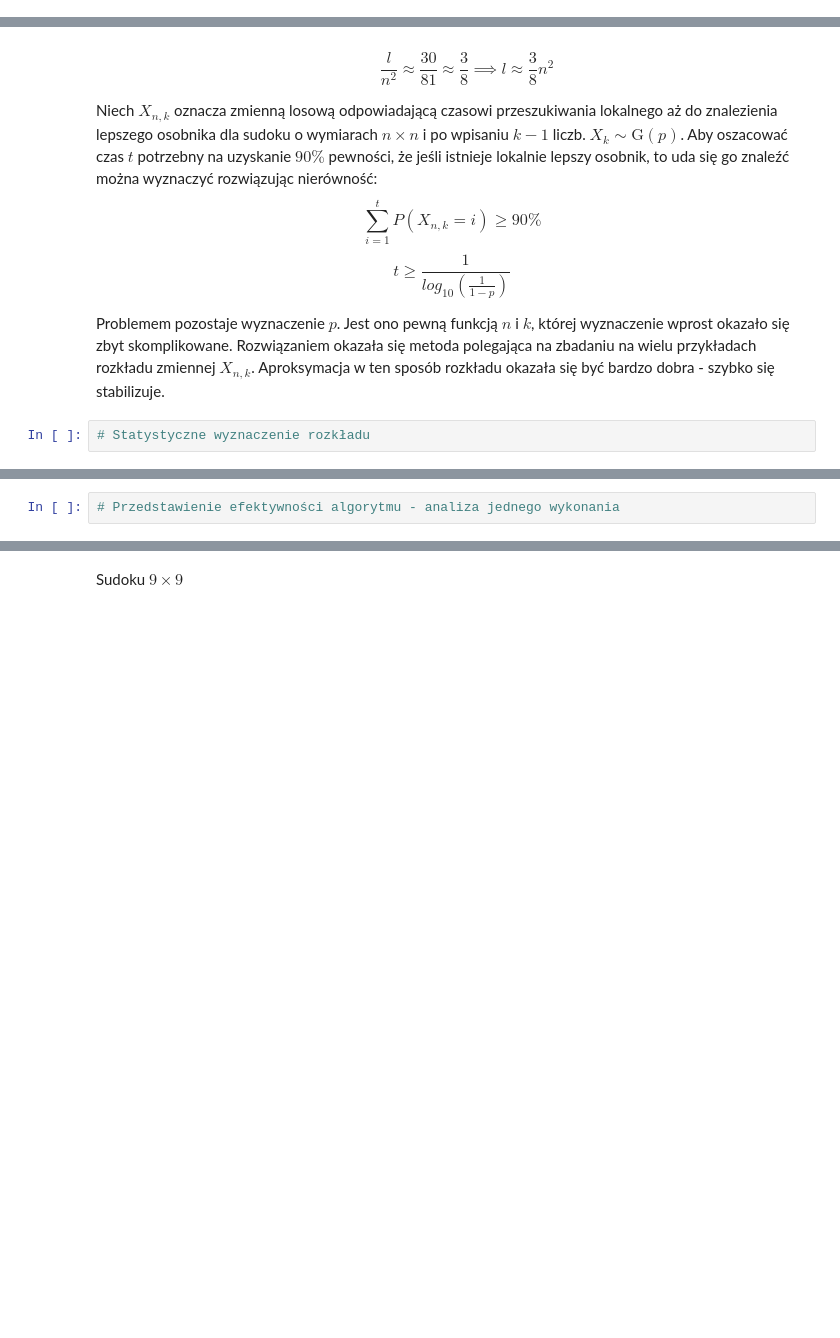
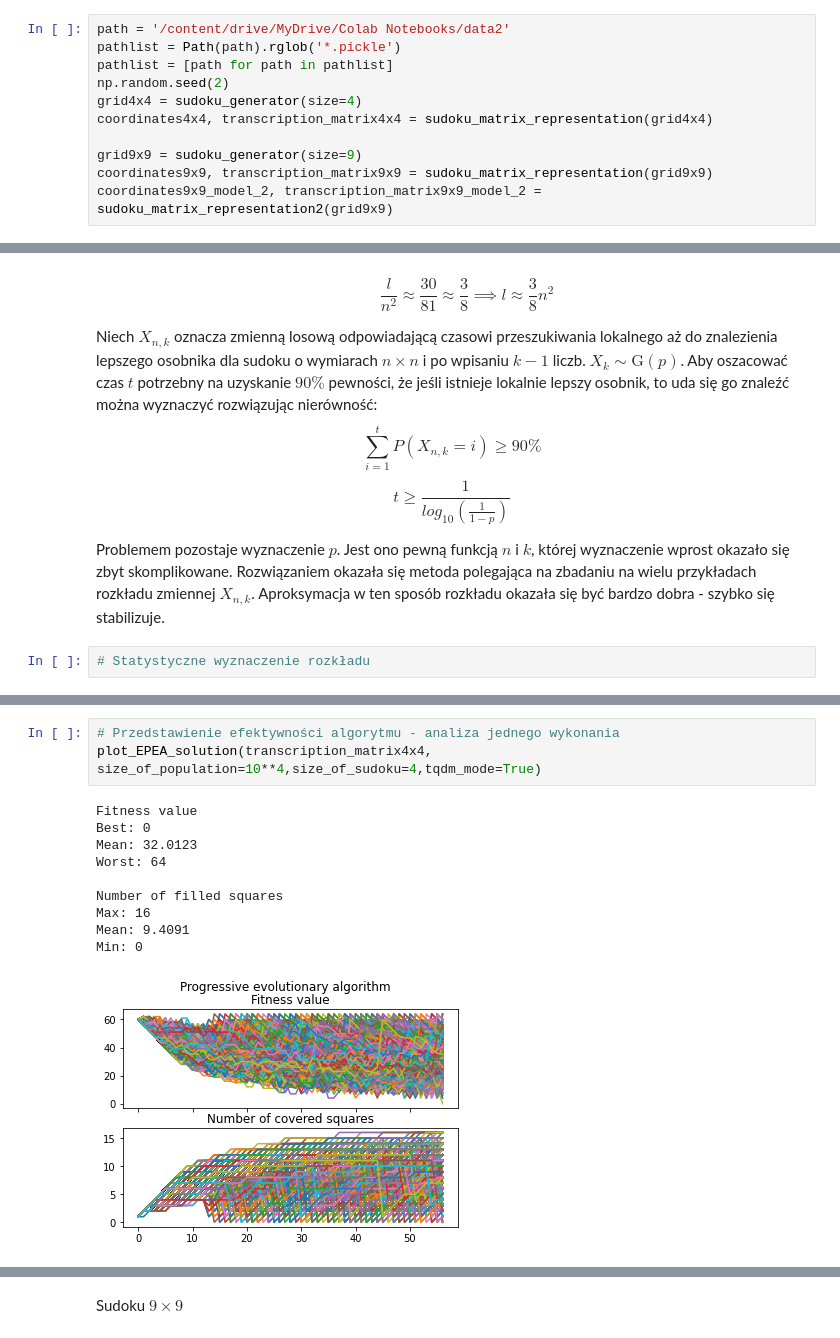
Before and after one commit to BlueDespero/CloverSolver, a Jupyter notebook: visualization/CloverSolver.ipynb, the cells around one changed output, grey strips where cells are left out. Drawn from its saved outputs; the diff is of its cells as text; blank space fills up the shorter version.

```diff
--- a/visualization/CloverSolver.ipynb
+++ b/visualization/CloverSolver.ipynb
@@ -69,3 +59,14 @@ pathlist = [path for path in pathlist]
+# %%
+path = '/content/drive/MyDrive/Colab Notebooks/data2'
+pathlist = Path(path).rglob('*.pickle')
+pathlist = [path for path in pathlist]
+np.random.seed(2)
+grid4x4 = sudoku_generator(size=4)
+coordinates4x4, transcription_matrix4x4 = sudoku_matrix_representation(grid4x4)
+
+grid9x9 = sudoku_generator(size=9)
+coordinates9x9, transcription_matrix9x9 = sudoku_matrix_representation(grid9x9)
+coordinates9x9_model_2, transcription_matrix9x9_model_2 = sudoku_matrix_representation2(grid9x9)
 # %% [markdown]
 # Sformułowanie problemu pełnego pokrycia zbioru
 # %% [markdown]
@@ -290,5 +293,17 @@ Problemem pozostaje wyznaczenie $p$. Jest ono pewną funkcją $n$ i $k$, której
 # %%
 # Przedstawienie efektywności algorytmu - analiza jednego wykonania
+plot_EPEA_solution(transcription_matrix4x4, size_of_population=10**4,size_of_sudoku=4,tqdm_mode=True)
+# %% [output]
+Fitness value
+Best: 0
+Mean: 32.0123
+Worst: 64
+
+Number of filled squares
+Max: 16
+Mean: 9.4091
+Min: 0
+[figure, added]
 # %% [markdown]
 Sudoku $4\times 4$
 
```
Also changed, not shown: parts of 17 cells of this notebook.
